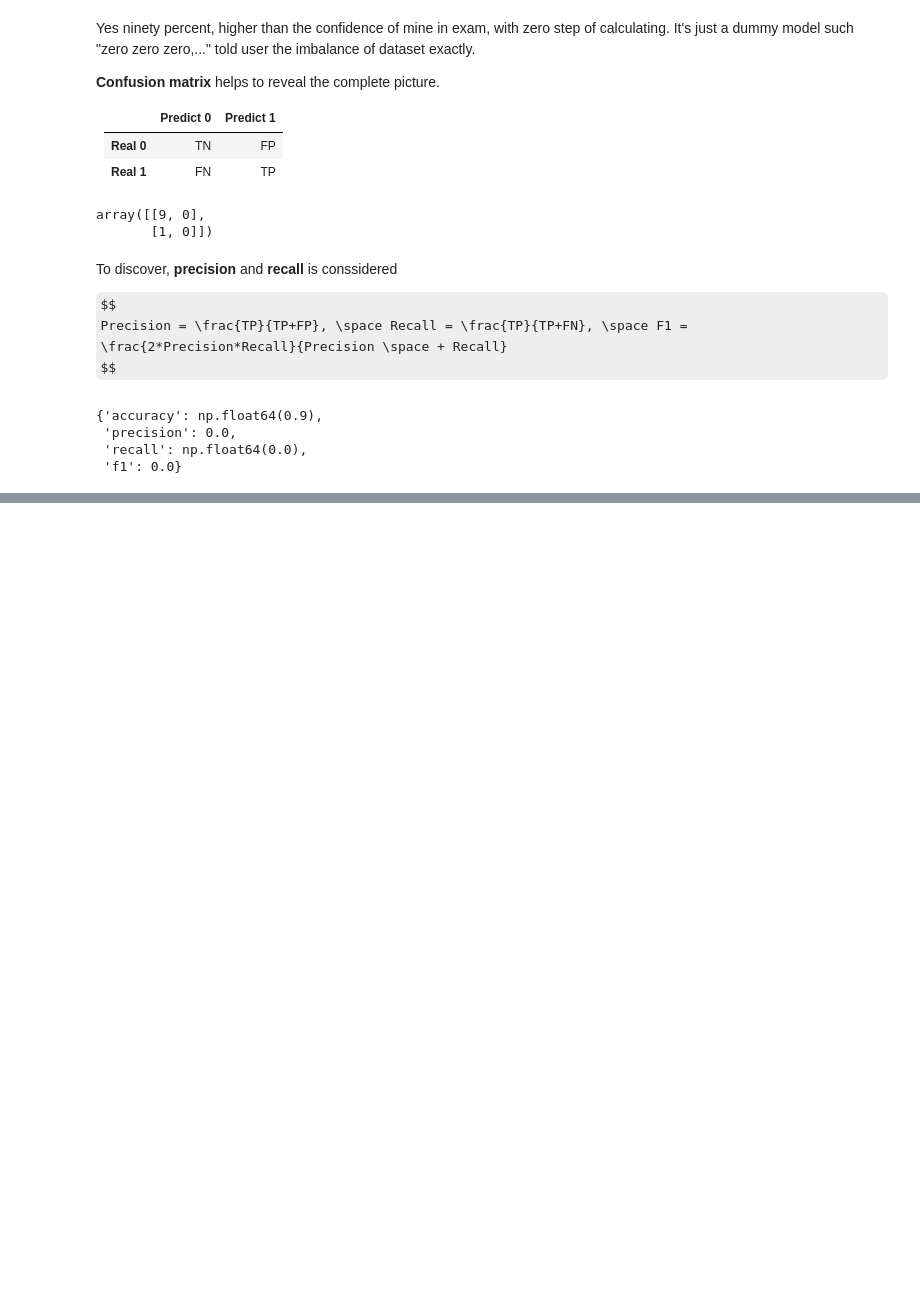
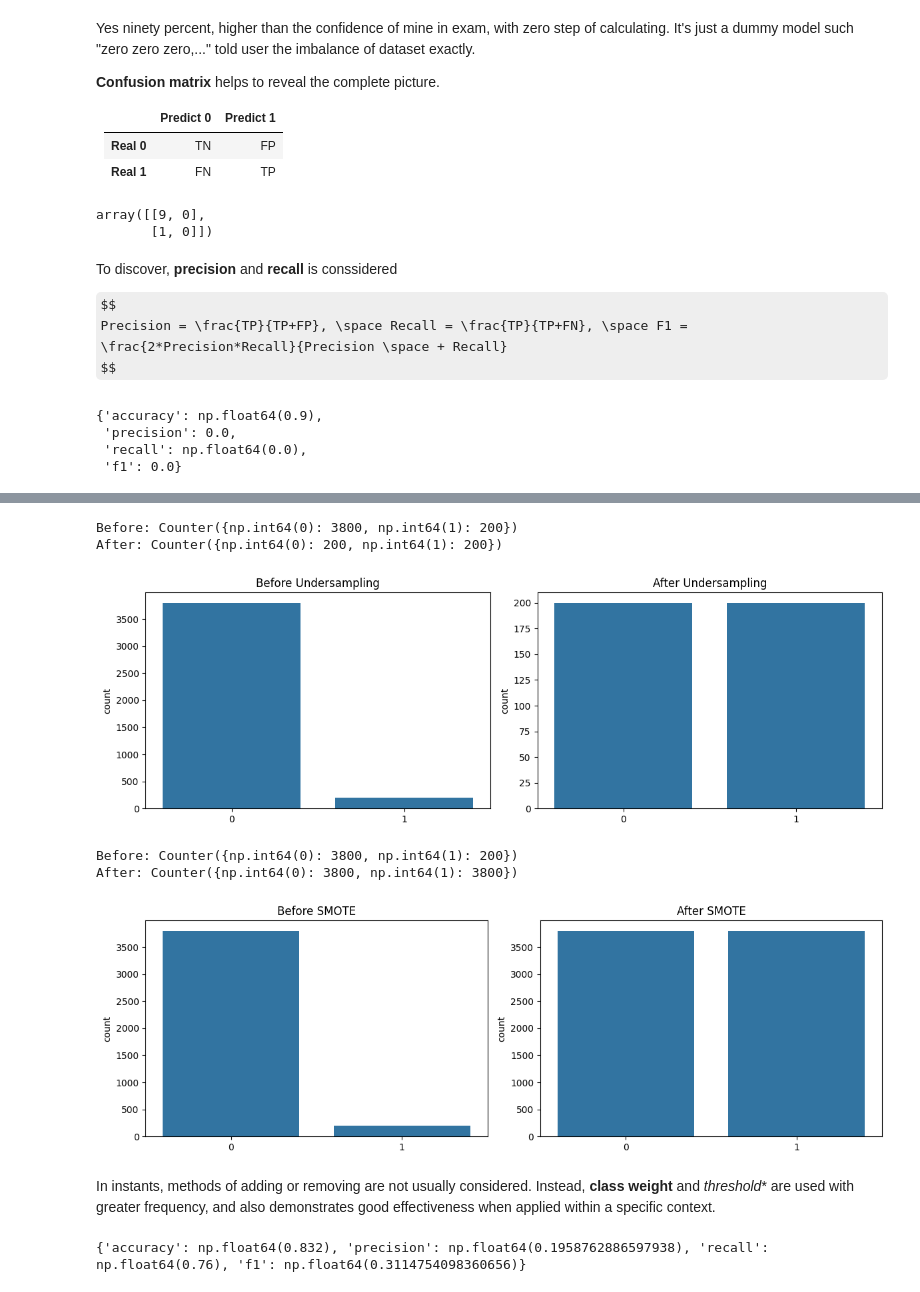
Before and after one commit to vennfungus/basic-ml, a Jupyter notebook: classimba.ipynb, the cells around one changed output, grey strips where cells are left out. Cells and saved outputs as stored; diff of their text form; code cells hidden in the pictures; some formulas as TeX source; blank space fills up the shorter version.

```diff
--- a/classimba.ipynb
+++ b/classimba.ipynb
@@ -112,0 +131,78 @@ X_train, X_test, y_train, y_test = train_test_split(X, y, test_size=0.3, random_
+# %%
+from imblearn.under_sampling import RandomUnderSampler
+from imblearn.over_sampling import SMOTE
+
+# Initialize
+under_sampler = RandomUnderSampler(
+    sampling_strategy='auto',
+    random_state=42
+)
+
+# Apply undersampling
+X_under, y_under = under_sampler.fit_resample(
+    X_train, y_train
+)
+
+print("Before:", Counter(y_train))
+print("After:", Counter(y_under))
+
+fig, axes = plt.subplots(1, 2, figsize=(12, 4))
+
+sns.countplot(x=y_train, ax=axes[0])
+axes[0].set_title("Before Undersampling")
+
+sns.countplot(x=y_under, ax=axes[1])
+axes[1].set_title("After Undersampling")
+
+plt.tight_layout()
+plt.show()
+
+
+smote = SMOTE(
+    sampling_strategy='auto',
+    random_state=42,
+    k_neighbors=5
+)
+
+X_smote, y_smote = smote.fit_resample(
+    X_train, y_train
+)
+
+print("Before:", Counter(y_train))
+print("After:", Counter(y_smote))
+
+fig, axes = plt.subplots(1, 2, figsize=(12, 4))
+
+sns.countplot(x=y_train, ax=axes[0])
+axes[0].set_title("Before SMOTE")
+
+sns.countplot(x=y_smote, ax=axes[1])
+axes[1].set_title("After SMOTE")
+
+plt.tight_layout()
+plt.show()
+# %% [output]
+Before: Counter({np.int64(0): 3800, np.int64(1): 200})
+After: Counter({np.int64(0): 200, np.int64(1): 200})
+[figure, added]
+Before: Counter({np.int64(0): 3800, np.int64(1): 200})
+After: Counter({np.int64(0): 3800, np.int64(1): 3800})
+[figure, added]
+# %% [markdown]
+In instants, methods of adding or removing are not usually considered. Instead, **class weight** and *threshold** are used with greater frequency, and also demonstrates good effectiveness when applied within a specific context.
+# %%
+from sklearn.linear_model import LogisticRegression
+
+# Class Weight model
+model_weighted = LogisticRegression(
+    class_weight="balance",
+    max_iter=1000,
+    random_state=42
+)
+
+model_weighted.fit(X_train, y_train)
+y_pred_weighted = model_weighted.predict(X_test)
+
+print(metrics_from_cm(compute_confusion_matrix(y_test, y_pred_weighted, num_classes=2)))
+# %% [output]
+{'accuracy': np.float64(0.832), 'precision': np.float64(0.1958762886597938), 'recall': np.float64(0.76), 'f1': np.float64(0.3114754098360656)}
```
Also changed, not shown: parts of 4 cells of this notebook, 2 other files.
